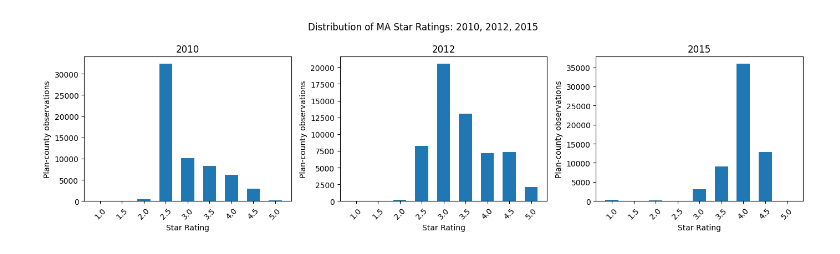
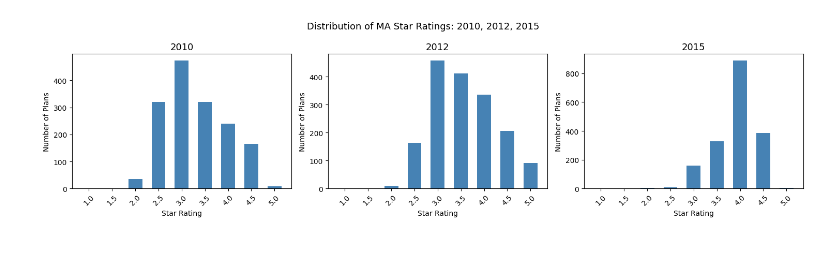
Before and after one commit to rahil24patel/hwk3, a Jupyter notebook: hwk3_analysis.ipynb, the cells around one changed output. Cells and saved outputs as stored; diff of their text form; code cells hidden in the pictures.

```diff
--- a/hwk3_analysis.ipynb
+++ b/hwk3_analysis.ipynb
@@ -141,50 +124,43 @@ size and local dominance are different things.
 # %%
 # Question 3
+PLOT_YEARS  = [2010, 2012, 2015]
+STAR_LEVELS = [1.0, 1.5, 2.0, 2.5, 3.0, 3.5, 4.0, 4.5, 5.0]
 
-PLOT_YEARS = [2010, 2012, 2015]
+fig, axes = plt.subplots(1, 3, figsize=(15, 4), sharey=False)
 
-df_panel['Star_plot'] = df_panel['Star_Rating'].copy()
-mask_2015 = (df_panel['year'] == 2015) & df_panel['Star_Rating'].isna() & df_panel['raw_score'].notna()
+for ax, yr in zip(axes, PLOT_YEARS):
+    sub    = py[py['year'] == yr].dropna(subset=['Star_Rating'])
+    counts = sub['Star_Rating'].value_counts().reindex(STAR_LEVELS, fill_value=0)
+    ax.bar([str(s) for s in STAR_LEVELS], counts.values, width=0.6, color='steelblue')
+    ax.set_title(f'{yr}', fontsize=13)
+    ax.set_xlabel('Star Rating')
+    ax.set_ylabel('Number of Plans')
+    ax.tick_params(axis='x', rotation=45)
 
-def raw_to_star(raw):
-    bounds = [-np.inf, 1.25, 1.75, 2.25, 2.75, 3.25, 3.75, 4.25, 4.75, np.inf]
-    labels = [1.0, 1.5, 2.0, 2.5, 3.0, 3.5, 4.0, 4.5, 5.0]
-    s = pd.to_numeric(raw, errors='coerce')
-    return pd.cut(s, bins=bounds, labels=labels, right=False).astype(float)
-
-df_panel.loc[mask_2015, 'Star_plot'] = raw_to_star(df_panel.loc[mask_2015, 'raw_score'])
-
-star_levels = [1.0, 1.5, 2.0, 2.5, 3.0, 3.5, 4.0, 4.5, 5.0]
-
-fig, axes = plt.subplots(1, 3, figsize=(14, 4), sharey=False)
-for ax, yr in zip(axes, PLOT_YEARS):
-    sub    = df_panel[df_panel['year'] == yr].dropna(subset=['Star_plot'])
-    counts = sub['Star_plot'].value_counts().reindex(star_levels, fill_value=0)
-    ax.bar([str(s) for s in star_levels], counts.values, width=0.6)
-    ax.set_title(f'{yr}')
-    ax.set_xlabel('Star Rating')
-    ax.set_ylabel('Plan-county observations')
-    ax.xaxis.set_tick_params(rotation=45)
-
-fig.suptitle('Distribution of MA Star Ratings: 2010, 2012, 2015', fontsize=12)
+fig.suptitle('Distribution of MA Star Ratings: 2010, 2012, 2015', fontsize=13)
 plt.tight_layout()
 plt.show()
 
 stats_by_yr = {}
 for yr in PLOT_YEARS:
-    sub = df_panel[df_panel['year'] == yr].dropna(subset=['Star_plot'])
-    stats_by_yr[yr] = {
-        'mode'       : float(sub['Star_plot'].mode().iloc[0]),
-        'pct_above3' : float((sub['Star_plot'] >= 3.0).mean() * 100),
-    }
-    print(f'  {yr}: modal star = {stats_by_yr[yr]["mode"]},  pct >= 3 stars = {stats_by_yr[yr]["pct_above3"]:.1f}%')
+    sub       = py[py['year'] == yr].dropna(subset=['Star_Rating'])
+    mode_star = float(sub['Star_Rating'].mode().iloc[0])
+    pct_3plus = float((sub['Star_Rating'] >= 3.0).mean() * 100)
+    stats_by_yr[yr] = {'mode': mode_star, 'pct_3plus': pct_3plus}
+    print(f'  {yr}: modal star = {mode_star},  pct >= 3 stars = {pct_3plus:.1f}%')
 
 print(f"""
-The distribution shifts rightward over time: the modal rating moves from 2.5 stars
-in 2010 to 4.0 stars by 2015, and the share of observations rated 3 or above rises
-from {stats_by_yr[2010]["pct_above3"]:.1f}% to {stats_by_yr[2015]["pct_above3"]:.1f}%.
-This reflects both genuine quality improvement and the exit of persistently low-rated
-plans following the introduction of CMS bonus payments for 4+ star plans in 2012.
+The distribution shifts notably to the right over time. In 2010 most plans
+clustered around 2.5 stars, with only {stats_by_yr[2010]['pct_3plus']:.1f}% rated 3 or
+above. By 2012 that jumps to {stats_by_yr[2012]['pct_3plus']:.1f}%, and by 2015 nearly
+every plan ({stats_by_yr[2015]['pct_3plus']:.1f}%) is at 3 stars or higher, with the
+mode now at {stats_by_yr[2015]['mode']} stars.
+
+This means two things. Plans are genuinely improving
+quality in response to CMS bonus payments, and
+persistently low-rated plans quietly exiting the market. The sharp jump
+between 2010 and 2012 suggests the financial incentives had an almost
+immediate effect on the composition of the market.
 """)
 # %% [output]
-[figure, old version]
+[figure, new version]
```
Also changed, not shown: parts of 21 cells of this notebook, 1 other file.
